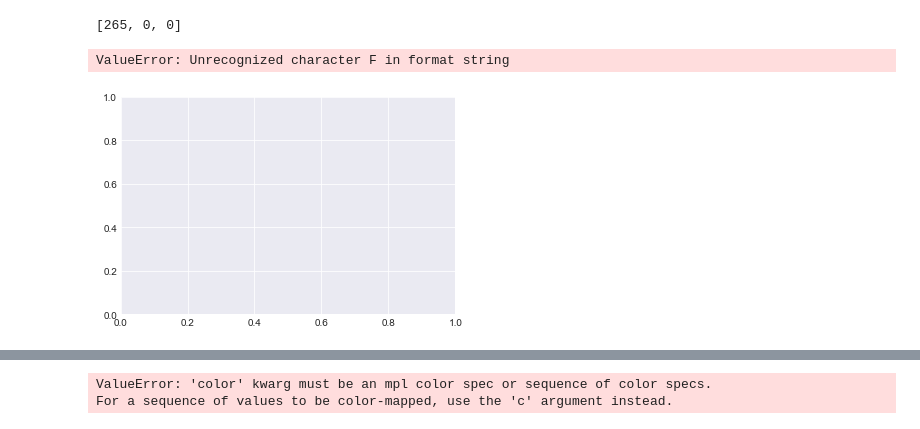
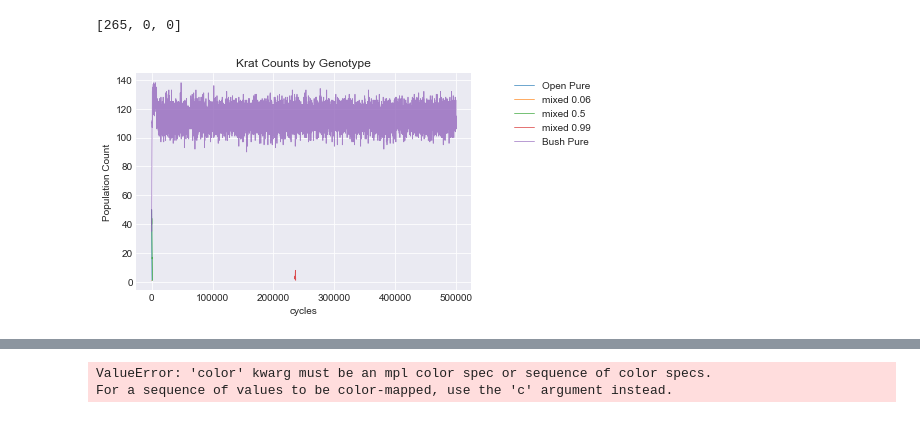
Before and after one commit to michaelremington2/uumarrty, a Jupyter notebook: ecosystem_sim/SimPostDataAnalysis.ipynb, the cells around one changed output, grey strips where cells are left out. Saved outputs shown, nothing was run; the diff lists cells and outputs as text; code cells hidden in the pictures.

```diff
--- a/ecosystem_sim/SimPostDataAnalysis.ipynb
+++ b/ecosystem_sim/SimPostDataAnalysis.ipynb
@@ -2,9 +2,9 @@
 import pandas as pd
 import matplotlib.pyplot as plt
 import numpy as np
-kratdata=pd.read_csv('krat_energy.csv',header=None)
+kratdata=pd.read_csv('krat_energy_equal.csv',header=None)
 kratdata.columns = ['krat_id', 'cycle','open_pw','bush_pw','energy_score','movements','cell_id','microhabitat','snakes_in_cell','owls_in_cell']
-snakedata=pd.read_csv('snake_energy.csv',header=None)
+snakedata=pd.read_csv('snake_energy_equal.csv',header=None)
 snakedata.columns = ['snake_id', 'cycle','open_pw','bush_pw','energy_score','movements','cell_id','microhabitat','krats_in_cell','owls_in_cell']
 #kratdata.sort_values(by=['owls_in_cell'], ascending=False).head(20)
 #snakedata.head().sort_values(by=['owls_in_cell'], ascending=False)
@@ -165,16 +165,17 @@ cols = list(filter(lambda x: x!='cycle' , list(df)))
 
 #
 # style
-plt.style.use('seaborn-darkgrid')
+# plt.style.use('seaborn-darkgrid')
 
-plt.figure()
-for i in cols:
-    plt.plot(df['cycle'], df[i],rgb_to_hex(color_dict[i]), linewidth=.8, alpha=0.8, label = i)
+# plt.figure()
+# for i in cols:
+#     plt.plot(df['cycle'], df[i], linewidth=.8, alpha=0.8, label = i)
 
-plt.xlabel("cycles")
-plt.ylabel("Population Count")
-plt.title("Krat habitat usage by Genotype")
-plt.legend(bbox_to_anchor=(1.10, 1), loc='upper left')
+# plt.xlabel("cycles")
+# plt.ylabel("Population Count")
+# plt.title("Krat habitat usage by Genotype")
+# plt.legend(bbox_to_anchor=(1.10, 1), loc='upper left')
 
-plt.show()
+# plt.show()
+df.head(50)
 # %% [output]
@@ -246,37 +312,36 @@ for i in df.columns:
         elif i[1] > 0.5:
             if label not in color_dict:
                 red = 125 - color_change*blue_counter
                 blue = 135 + color_change*blue_counter
                 color_dict[label] = (red,15,blue)
                 blue_counter += 1
         elif i[1] == 0.5:
             if label not in color_dict:
                 color_dict[label] = (128,0,128)
     col_name.append(label)
 
 df.columns = col_name
 
 cols = list(filter(lambda x: x!='cycle' , list(df)))
 
 #
 # style
 plt.style.use('seaborn-darkgrid')
 
 plt.figure()
 for i in cols:
     s = rgb_to_hex(color_dict[i])
-    plt.plot(df['cycle'], df[i],s.upper(), linewidth=.8, alpha=0.8, label = i)
-    #plt.plot(df['cycle'], df[i], linewidth=.8, alpha=0.8, label = i)
+    #plt.plot(df['cycle'], df[i],s.upper(), linewidth=.8, alpha=0.8, label = i)
+    plt.plot(df['cycle'], df[i], linewidth=.8, alpha=0.8, label = i)
 
 plt.xlabel("cycles")
 plt.ylabel("Population Count")
 plt.title("Krat Counts by Genotype")
 plt.legend(bbox_to_anchor=(1.10, 1), loc='upper left')
 
 plt.show()
 # %% [output]
-ValueError: Unrecognized character F in format string
-[figure, old version]
+[figure, new version]
 # %%
 df = kratdata.groupby(["cycle", "bush_pw"]).krat_id.nunique()
 df = df.reset_index()
```
Also changed, not shown: parts of 8 cells of this notebook, 3 other files.
